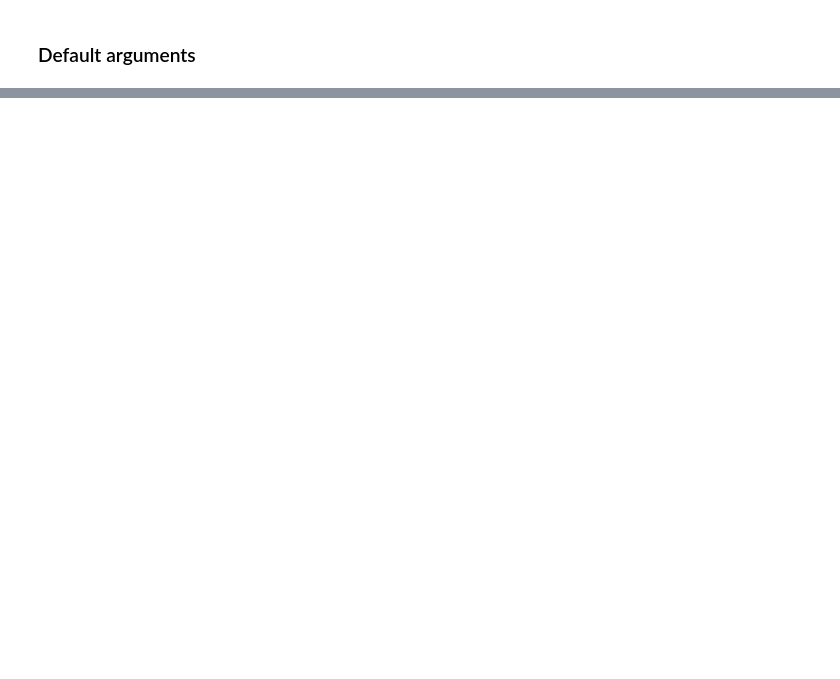
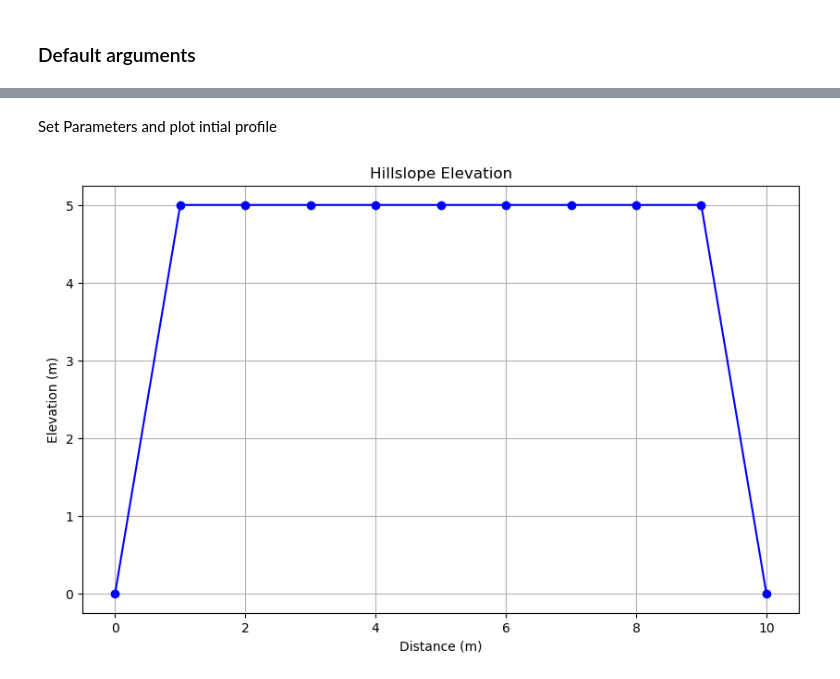
Before and after one commit to csdms/ivy, a Jupyter notebook: lessons/python/functions.ipynb, the cells around one changed output, grey strips where cells are left out. Drawn from its saved outputs; the diff is of its cells as text; code cells hidden in the pictures; blank space fills up the shorter version.

```diff
--- a/lessons/python/functions.ipynb
+++ b/lessons/python/functions.ipynb
@@ -284,0 +338,8 @@ This is partially answered with *unit testing*, covered later.
+# %%
+for i in range(timesteps):
+    elevation = lower_elevation(elevation, incision_rate, dt)
+    soil_flux = calc_flux(elevation, diffusion_coeff, dx)
+    elev_rate_of_change = calc_rate_of_change(soil_flux, dx)
+    elevation = update_elevation(elev_rate_of_change, elevation, dt)
+
+plot_elevation(elevation, x)
@@ -284,0 +348,24 @@ This is partially answered with *unit testing*, covered later.
+# %%
+# write new function that plots elevation
+def plot_elevation(elevation, x):
+    """
+    Plots elevation over some distance, can use outputs from 'set_initial_profile' function.
+
+    Parameters
+    ----------
+    elevation : array-like
+        The elevation values in m.
+    x : array-like
+        The x-coordinates in m.
+
+    Returns
+    -------
+    Plot, nothing saved.
+    """
+    plt.figure(figsize=(10, 6))
+    plt.plot(x, elevation, 'bo-')
+    plt.xlabel('Distance (m)')
+    plt.ylabel('Elevation (m)')
+    plt.title('Hillslope Elevation')
+    plt.grid(True)
+    plt.show()
@@ -284,0 +459,16 @@ This is partially answered with *unit testing*, covered later.
+# %% [markdown]
+Set Parameters and plot intial profile
+# %%
+timesteps = 5           # how many timesteps to run
+dt = 10                 # length of timestep (yr)
+domain_length = 10      # length of domain (m)
+dx = 1                  # distance between nodes (m)
+initial_elev = 5        # elevation at internal nodes (m)
+diffusion_coeff = 1e-02 # diffusion coefficient (m2/yr)
+incision_rate = 0.001   # m/yr
+
+num_nodes = calc_num_nodes(domain_length, dx) + 1  # +1 to include endpoint
+elevation, x = set_initial_profile(dx, num_nodes, initial_elev)
+plot_elevation(elevation, x)
+# %% [output]
+[figure, added]
```
Also changed, not shown: parts of 134 cells of this notebook, 1 other file.
